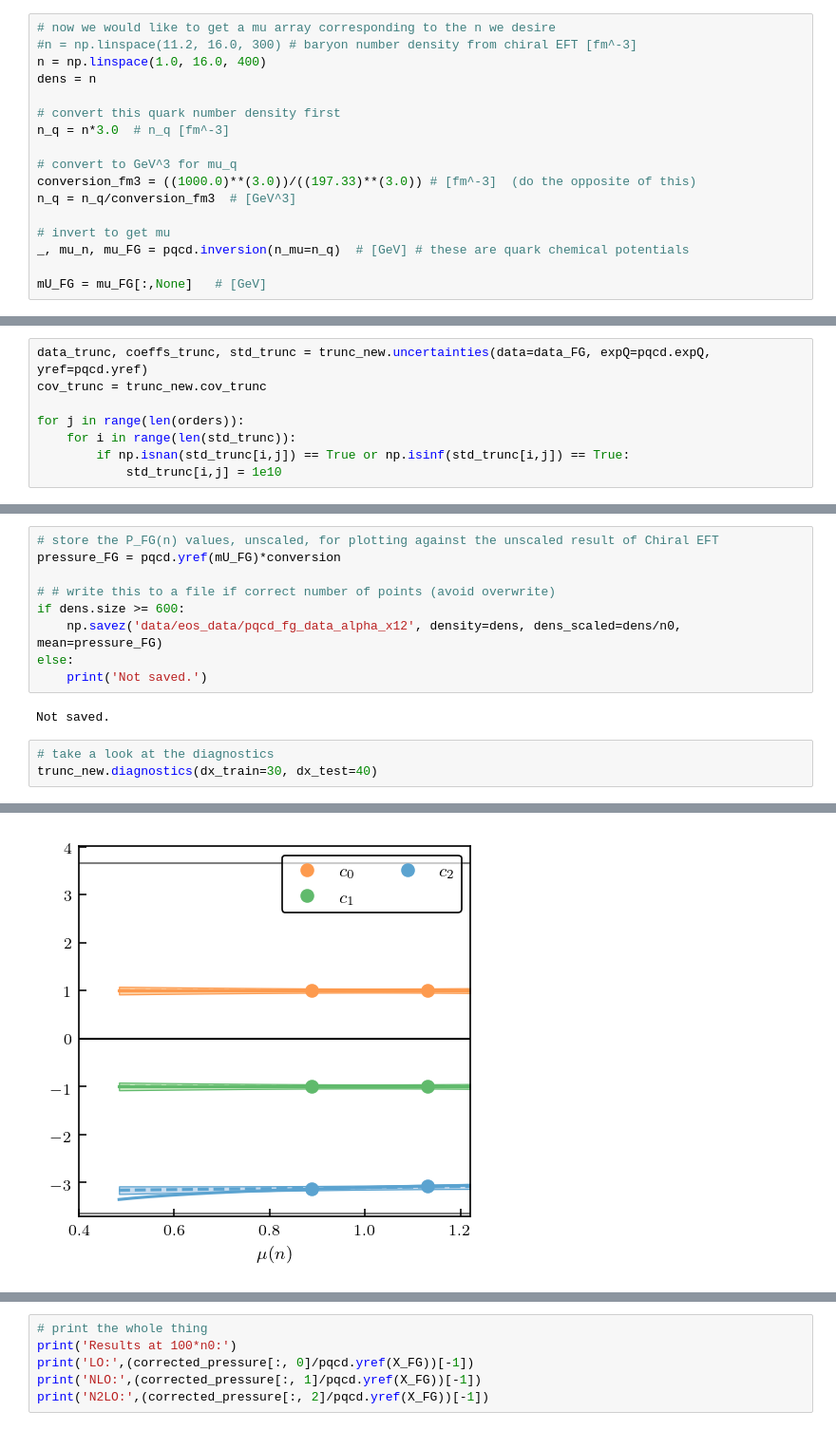
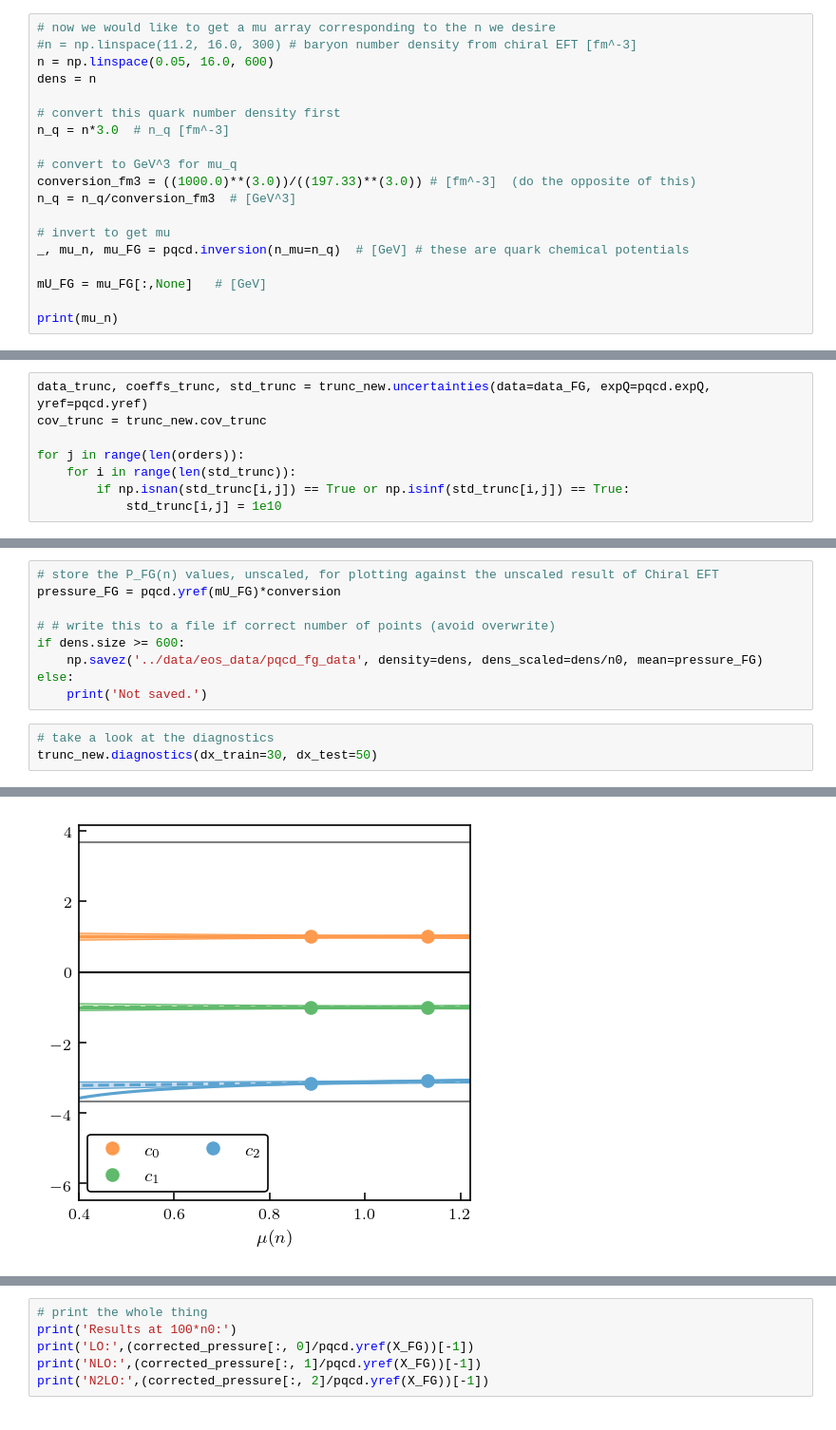
Before and after one commit to asemposki/neutron-rich-bmm, a Jupyter notebook: notebooks/pQCD_EOS.ipynb, the cells around one changed output, grey strips where cells are left out. Shown at 95% size. Saved outputs shown, nothing was run; the diff lists cells and outputs as text.

```diff
--- a/notebooks/pQCD_EOS.ipynb
+++ b/notebooks/pQCD_EOS.ipynb
@@ -302,7 +304,7 @@ Condition number: 31585.907739278267
 # %%
 # now we would like to get a mu array corresponding to the n we desire
 #n = np.linspace(11.2, 16.0, 300) # baryon number density from chiral EFT [fm^-3]
-n = np.linspace(1.0, 16.0, 400)
+n = np.linspace(0.05, 16.0, 600)
 dens = n
 
 # convert this quark number density first
@@ -316,3 +318,5 @@ n_q = n_q/conversion_fm3  # [GeV^3]
 _, mu_n, mu_FG = pqcd.inversion(n_mu=n_q)  # [GeV] # these are quark chemical potentials
 
 mU_FG = mu_FG[:,None]   # [GeV]
+
+print(mu_n)
@@ -469,13 +497,11 @@ pressure_FG = pqcd.yref(mU_FG)*conversion
 
 # # write this to a file if correct number of points (avoid overwrite)
 if dens.size >= 600:
-    np.savez('data/eos_data/pqcd_fg_data_alpha_x12', density=dens, dens_scaled=dens/n0, mean=pressure_FG)
+    np.savez('../data/eos_data/pqcd_fg_data', density=dens, dens_scaled=dens/n0, mean=pressure_FG)
 else:
     print('Not saved.')
-# %% [output]
-Not saved.
 # %%
 # take a look at the diagnostics
-trunc_new.diagnostics(dx_train=30, dx_test=40)
+trunc_new.diagnostics(dx_train=30, dx_test=50)
 # %% [output]
 Number of points in training set: 2
@@ -498 +524 @@ Condition number: 43014.85527660624
-[figure, old version]
+[figure, new version]
```
Also changed, not shown: parts of 20 cells of this notebook, 3 other files.
